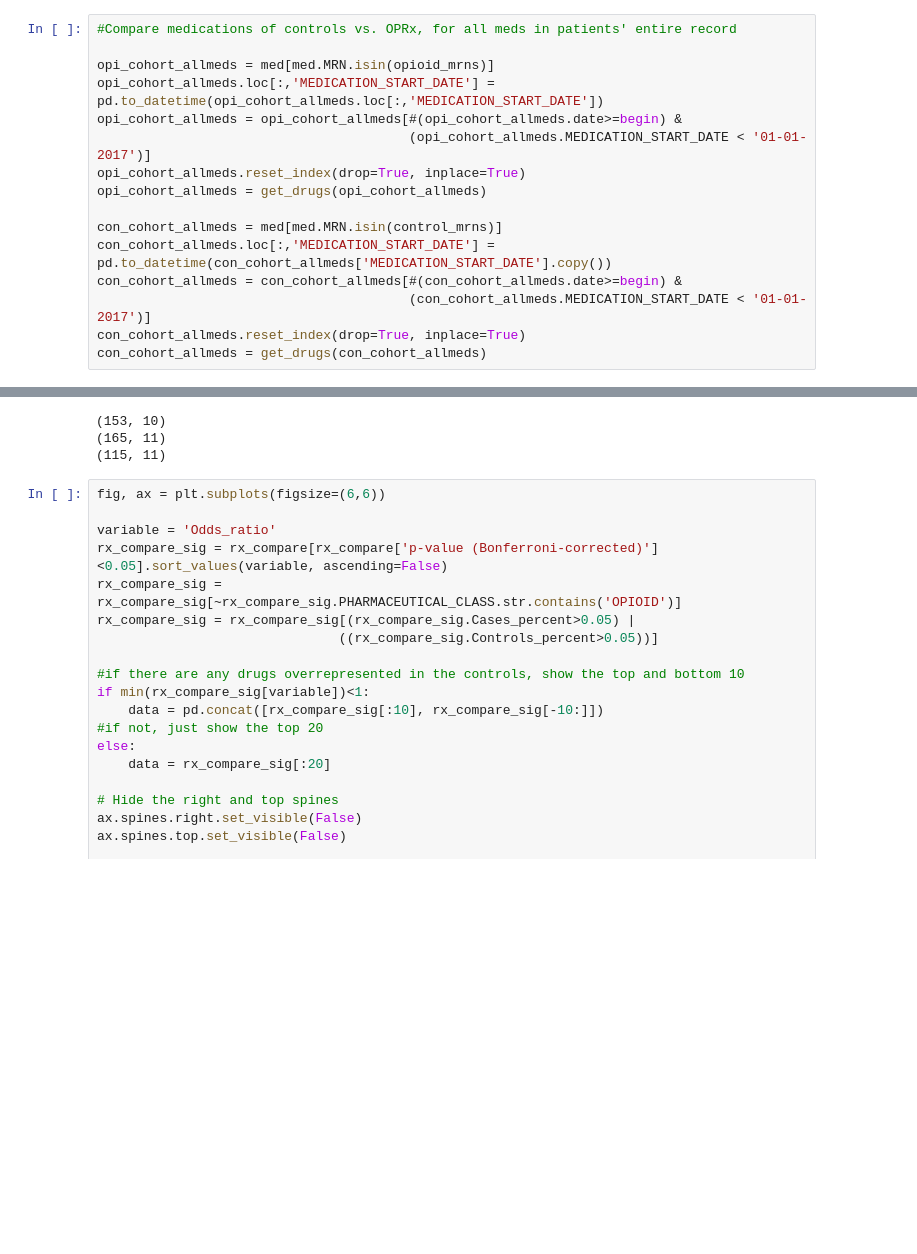
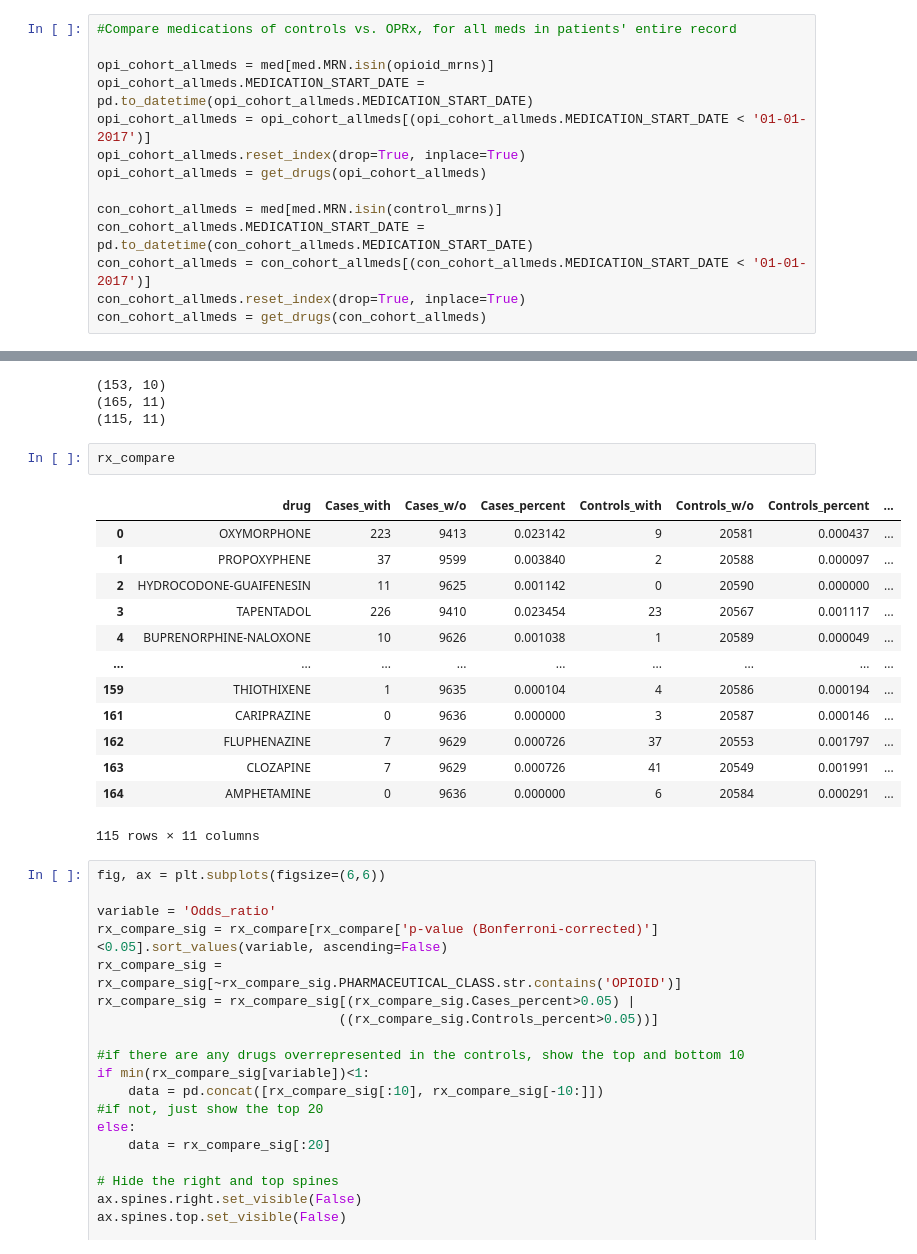
Before and after one commit to RandallJEllis/ehr_opioid_ncd, a Jupyter notebook: MSDW1794_V3/code/enrichment_CohortOPRx_diagnoses_prescriptions.ipynb, the cells around one changed output, grey strips where cells are left out. Cells and saved outputs as stored; diff of their text form; blank space fills up the shorter version.

```diff
--- a/MSDW1794_V3/code/enrichment_CohortOPRx_diagnoses_prescriptions.ipynb
+++ b/MSDW1794_V3/code/enrichment_CohortOPRx_diagnoses_prescriptions.ipynb
@@ -137,16 +138,14 @@ def get_drugs(df):
 #Compare medications of controls vs. OPRx, for all meds in patients' entire record
 
 opi_cohort_allmeds = med[med.MRN.isin(opioid_mrns)]
-opi_cohort_allmeds.loc[:,'MEDICATION_START_DATE'] = pd.to_datetime(opi_cohort_allmeds.loc[:,'MEDICATION_START_DATE'])
-opi_cohort_allmeds = opi_cohort_allmeds[#(opi_cohort_allmeds.date>=begin) &
-                                        (opi_cohort_allmeds.MEDICATION_START_DATE < '01-01-2017')]
+opi_cohort_allmeds.MEDICATION_START_DATE = pd.to_datetime(opi_cohort_allmeds.MEDICATION_START_DATE)
+opi_cohort_allmeds = opi_cohort_allmeds[(opi_cohort_allmeds.MEDICATION_START_DATE < '01-01-2017')]
 opi_cohort_allmeds.reset_index(drop=True, inplace=True)
 opi_cohort_allmeds = get_drugs(opi_cohort_allmeds)
 
 con_cohort_allmeds = med[med.MRN.isin(control_mrns)]
-con_cohort_allmeds.loc[:,'MEDICATION_START_DATE'] = pd.to_datetime(con_cohort_allmeds['MEDICATION_START_DATE'].copy())
-con_cohort_allmeds = con_cohort_allmeds[#(con_cohort_allmeds.date>=begin) &
-                                        (con_cohort_allmeds.MEDICATION_START_DATE < '01-01-2017')]
+con_cohort_allmeds.MEDICATION_START_DATE = pd.to_datetime(con_cohort_allmeds.MEDICATION_START_DATE)
+con_cohort_allmeds = con_cohort_allmeds[(con_cohort_allmeds.MEDICATION_START_DATE < '01-01-2017')]
 con_cohort_allmeds.reset_index(drop=True, inplace=True)
 con_cohort_allmeds = get_drugs(con_cohort_allmeds)
 # %% [output]
@@ -192,6 +191,22 @@ print(rx_compare.shape)
 (153, 10)
 (165, 11)
 (115, 11)
+# %%
+rx_compare
+# %% [output]
+|  | drug | Cases_with | Cases_w/o | Cases_percent | Controls_with | Controls_w/o | Controls_percent | ... |
+| 0 | OXYMORPHONE | 223 | 9413 | 0.023142 | 9 | 20581 | 0.000437 | ... |
+| 1 | PROPOXYPHENE | 37 | 9599 | 0.003840 | 2 | 20588 | 0.000097 | ... |
+| 2 | HYDROCODONE-GUAIFENESIN | 11 | 9625 | 0.001142 | 0 | 20590 | 0.000000 | ... |
+| 3 | TAPENTADOL | 226 | 9410 | 0.023454 | 23 | 20567 | 0.001117 | ... |
+| 4 | BUPRENORPHINE-NALOXONE | 10 | 9626 | 0.001038 | 1 | 20589 | 0.000049 | ... |
+| ... | ... | ... | ... | ... | ... | ... | ... | ... |
+| 159 | THIOTHIXENE | 1 | 9635 | 0.000104 | 4 | 20586 | 0.000194 | ... |
+| 161 | CARIPRAZINE | 0 | 9636 | 0.000000 | 3 | 20587 | 0.000146 | ... |
+| 162 | FLUPHENAZINE | 7 | 9629 | 0.000726 | 37 | 20553 | 0.001797 | ... |
+| 163 | CLOZAPINE | 7 | 9629 | 0.000726 | 41 | 20549 | 0.001991 | ... |
+| 164 | AMPHETAMINE | 0 | 9636 | 0.000000 | 6 | 20584 | 0.000291 | ... |
+115 rows × 11 columns
 # %%
 fig, ax = plt.subplots(figsize=(6,6))
 
```
Also changed, not shown: parts of 3 cells of this notebook, 6 other files.
